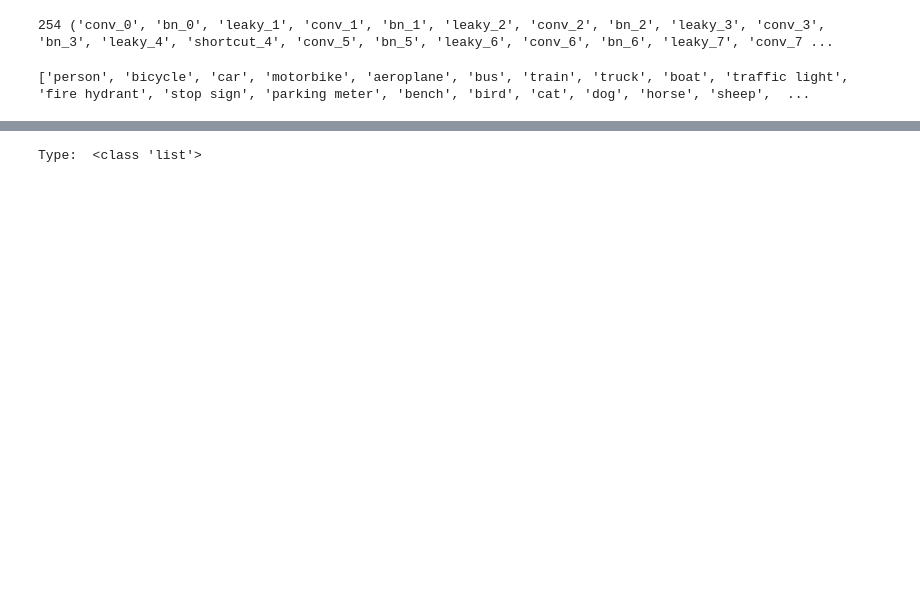
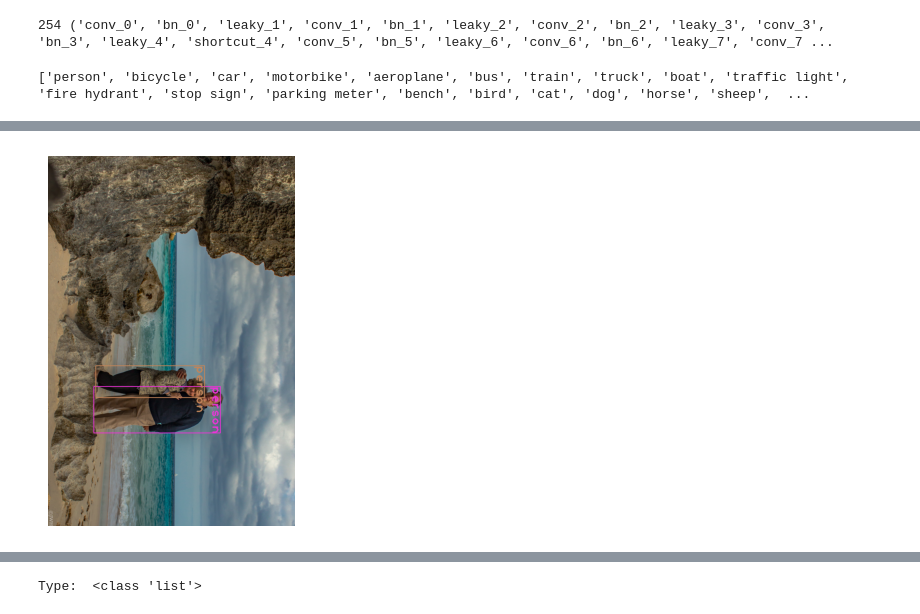
Before and after one commit to JWHPortfolio/cvbasics, a Jupyter notebook: BasicCV.ipynb, the cells around one changed output, grey strips where cells are left out. Cells and saved outputs as stored; diff of their text form; code cells hidden in the pictures; blank space fills up the shorter version.

```diff
--- a/BasicCV.ipynb
+++ b/BasicCV.ipynb
@@ -52,0 +66,6 @@ Resized Shape:  (73, 110, 3)
+# %%
+# Rotate
+img = cv.rotate(img, cv.ROTATE_90_CLOCKWISE)
+plot_cv_img(rotated_image)
+# %% [output]
+[figure, added]
```
Also changed, not shown: parts of 5 cells of this notebook, 2 other files.
